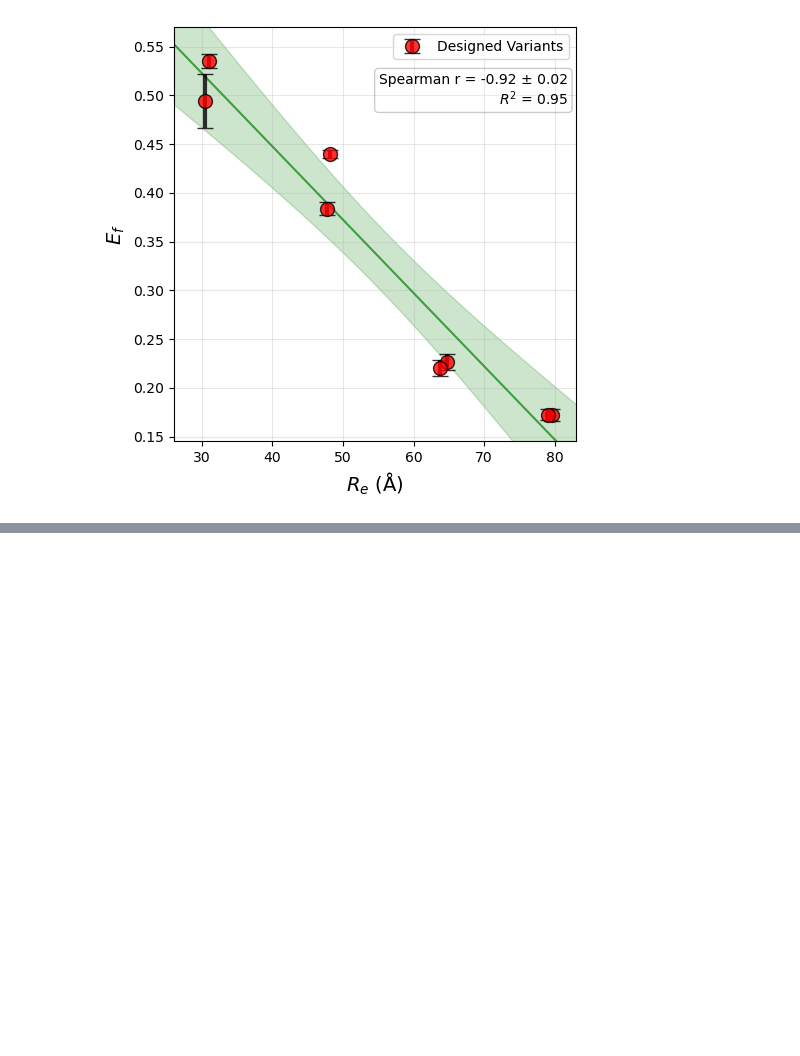
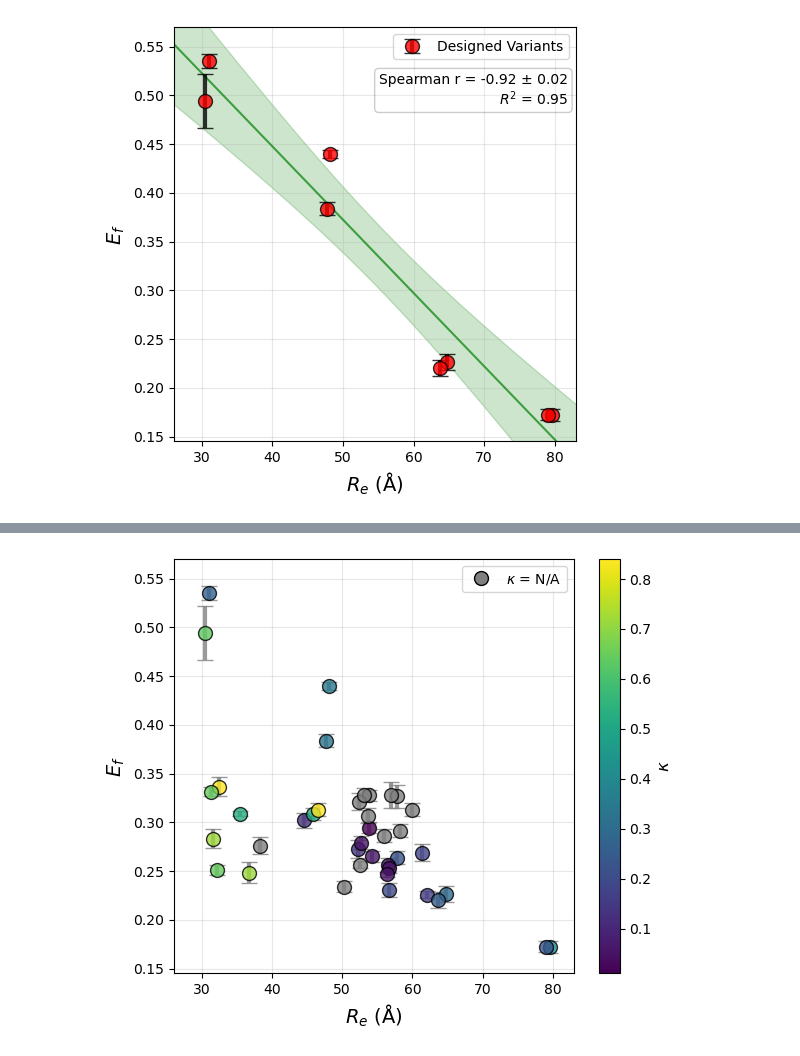
Before and after one commit to sukeniklab/GOOSE_2026, a Jupyter notebook: FRET_data_TB/Fig3_Ef-vs-predRe.ipynb, the cells around one changed output, grey strips where cells are left out. Cells and saved outputs as stored; diff of their text form; code cells hidden in the pictures; blank space fills up the shorter version.

```diff
--- a/FRET_data_TB/Fig3_Ef-vs-predRe.ipynb
+++ b/FRET_data_TB/Fig3_Ef-vs-predRe.ipynb
@@ -169,0 +244,62 @@ plt.show()
+# %%
+# Separate constructs into library (<34) and designed (>34)
+library_constructs = construct_stats[construct_stats['construct'] < 34].copy()
+designed_constructs = construct_stats[construct_stats['construct'] > 34].copy()
+
+# Combine all constructs for overall analysis
+all_constructs = construct_stats[(construct_stats['construct'] < 34) |
+                                 (construct_stats['construct'] > 34)].copy()
+
+# Create plot
+fig, ax = plt.subplots(figsize=(6, 5))
+
+# Separate constructs by kappa value
+positive_kappa = all_constructs[all_constructs['kappa'] > 0].copy()
+negative_kappa = all_constructs[all_constructs['kappa'] <= 0].copy()
+
+# Create colormap based on positive kappa values only
+if len(positive_kappa) > 0:
+    norm = plt.Normalize(vmin=positive_kappa['kappa'].min(), vmax=positive_kappa['kappa'].max())
+    cmap = plt.cm.viridis
+
+    # Plot constructs with kappa > 0 colored by kappa
+    for idx, row in positive_kappa.iterrows():
+        color = cmap(norm(row['kappa']))
+        ax.errorbar(row['re'], row['Ef_cell'],
+                   yerr=row['Ef_cell_std'], fmt='o',
+                   markeredgecolor='black', alpha=0.8, color=color, capsize=6, linewidth=3, ms=10,
+                   ecolor='grey', zorder=3)
+
+# Plot constructs with kappa <= 0 in grey
+for idx, row in negative_kappa.iterrows():
+    ax.errorbar(row['re'], row['Ef_cell'],
+               yerr=row['Ef_cell_std'], fmt='o',
+               markeredgecolor='black', alpha=0.8, color='grey', capsize=6, linewidth=3, ms=10,
+               ecolor='grey', zorder=3)
+
+# Add colorbar only for positive kappa values
+if len(positive_kappa) > 0:
+    sm = plt.cm.ScalarMappable(cmap=cmap, norm=norm)
+    sm.set_array([])
+    cbar = plt.colorbar(sm, ax=ax)
+    cbar.set_label(r'$\kappa$', fontsize=12)
+
+plt.xlim(26, 83)
+plt.ylim(.145, .57)
+ax.set_xlabel(r'$R_e$ (Å)', fontsize=14)
+ax.set_ylabel(r'$E_{f}$', fontsize=14)
+ax.grid(True, alpha=0.3)
+
+# Add legend for kappa categories
+from matplotlib.lines import Line2D
+legend_elements = [
+    Line2D([0], [0], marker='o', color='w', markerfacecolor='grey',
+           markeredgecolor='black', markersize=10, label=r'$\kappa$ = N/A'),
+]
+ax.legend(handles=legend_elements, loc='upper right', frameon=True, fontsize=10)
+
+plt.tight_layout()
+plt.savefig('Figure_graphs/FigSI/Ef_vs_Re_all_kappa.svg')
+plt.show()
+# %% [output]
+[figure, added]
```
Also changed, not shown: parts of 6 cells of this notebook, 37 other files.
